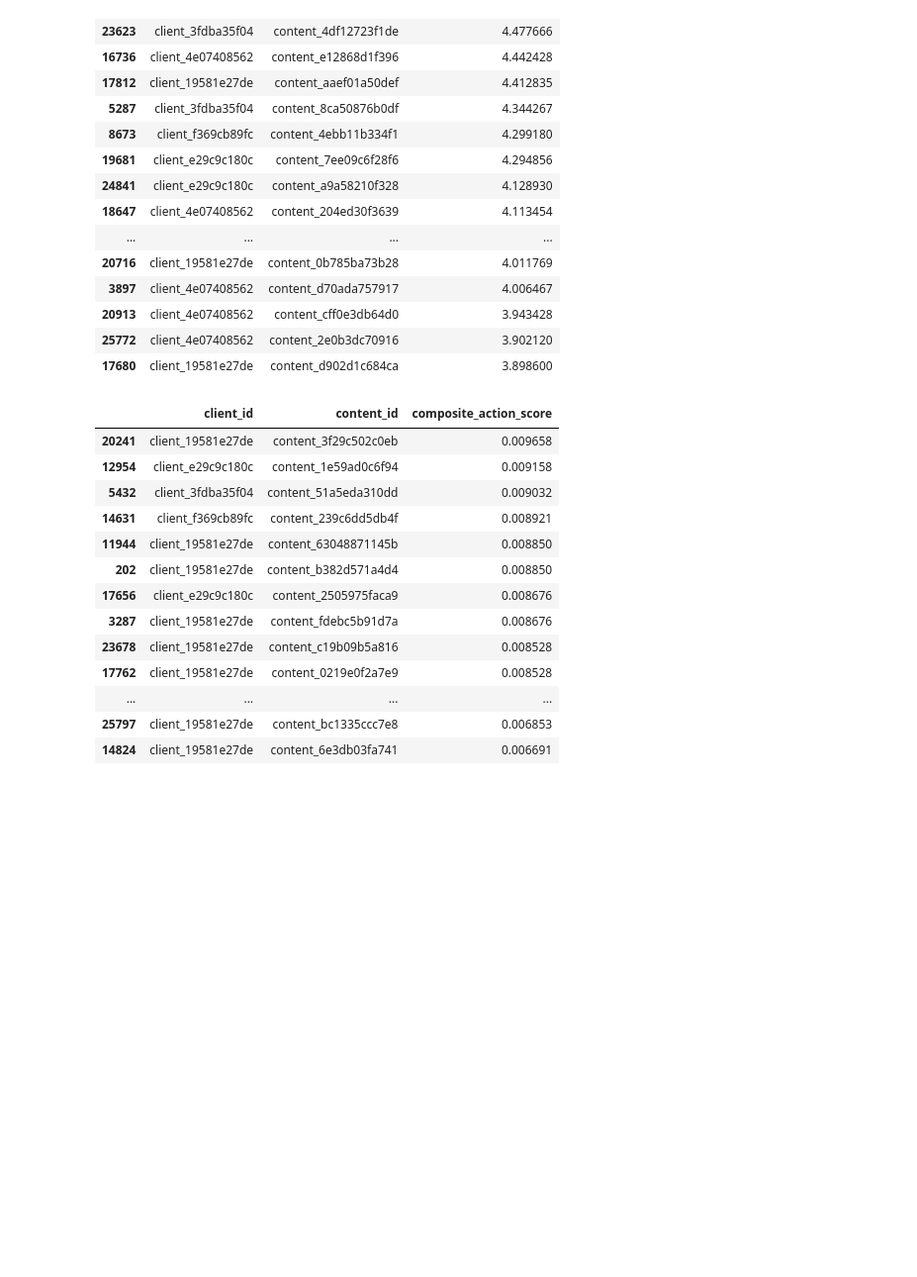
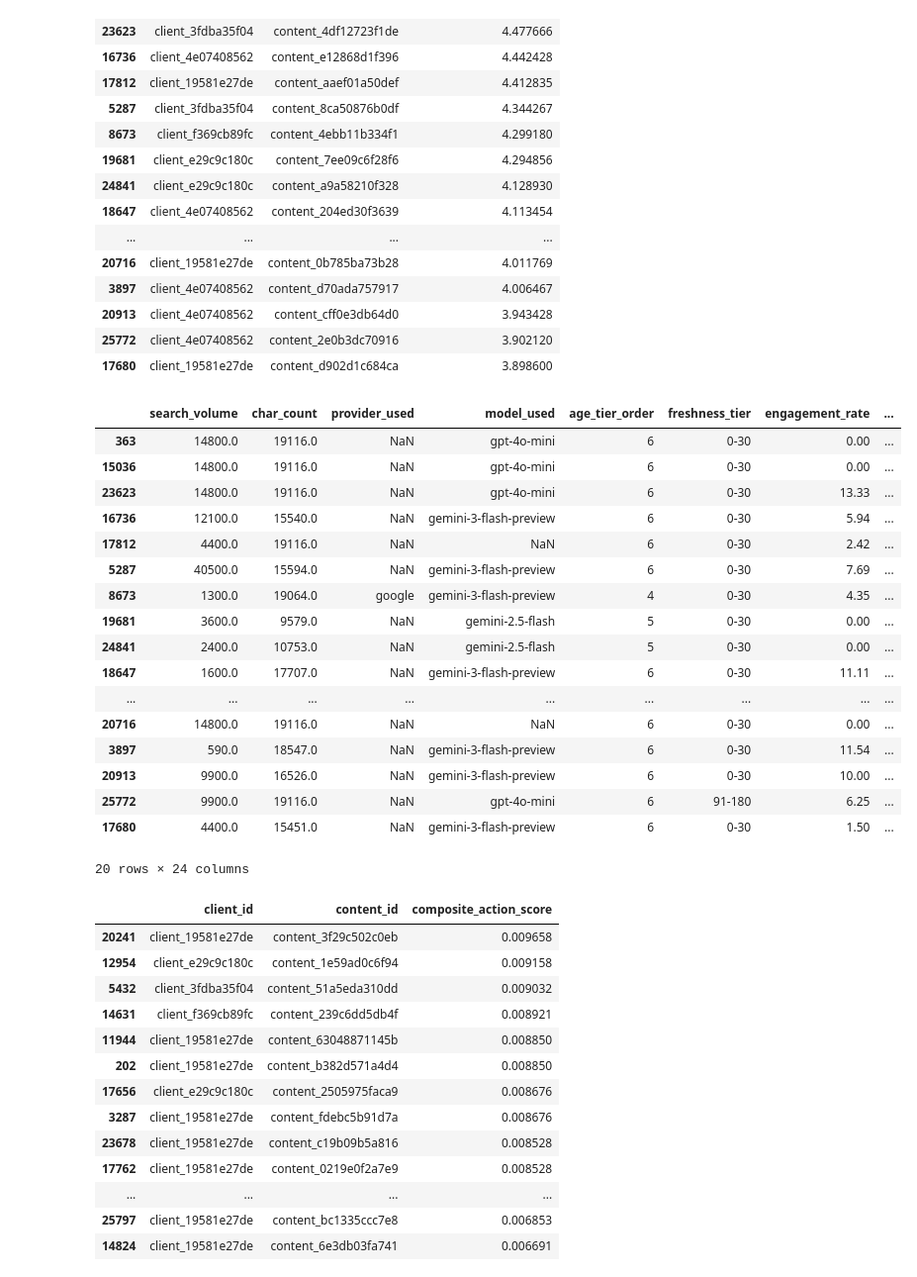
Before and after one commit to Maryam-Shile/flyrank_ml_internship, a Jupyter notebook: work/notebooks/w04_baseline_score.ipynb, the cells around one changed output. Shown at 99% size. Cells and saved outputs as stored; diff of their text form; code cells hidden in the pictures; blank space fills up the shorter version.

```diff
--- a/work/notebooks/w04_baseline_score.ipynb
+++ b/work/notebooks/w04_baseline_score.ipynb
@@ -328,6 +339,27 @@ final_df[['client_id', 'content_id', 'composite_action_score']].head(20)
 | 20913 | client_4e07408562 | content_cff0e3db64d0 | 3.943428 |
 | 25772 | client_4e07408562 | content_2e0b3dc70916 | 3.902120 |
 | 17680 | client_19581e27de | content_d902d1c684ca | 3.898600 |
+# %%
+final_df.head(20)
+# %% [output]
+|  | search_volume | char_count | provider_used | model_used | age_tier_order | freshness_tier | engagement_rate | ... |
+| 363 | 14800.0 | 19116.0 | NaN | gpt-4o-mini | 6 | 0-30 | 0.00 | ... |
+| 15036 | 14800.0 | 19116.0 | NaN | gpt-4o-mini | 6 | 0-30 | 0.00 | ... |
+| 23623 | 14800.0 | 19116.0 | NaN | gpt-4o-mini | 6 | 0-30 | 13.33 | ... |
+| 16736 | 12100.0 | 15540.0 | NaN | gemini-3-flash-preview | 6 | 0-30 | 5.94 | ... |
+| 17812 | 4400.0 | 19116.0 | NaN | NaN | 6 | 0-30 | 2.42 | ... |
+| 5287 | 40500.0 | 15594.0 | NaN | gemini-3-flash-preview | 6 | 0-30 | 7.69 | ... |
+| 8673 | 1300.0 | 19064.0 | google | gemini-3-flash-preview | 4 | 0-30 | 4.35 | ... |
+| 19681 | 3600.0 | 9579.0 | NaN | gemini-2.5-flash | 5 | 0-30 | 0.00 | ... |
+| 24841 | 2400.0 | 10753.0 | NaN | gemini-2.5-flash | 5 | 0-30 | 0.00 | ... |
+| 18647 | 1600.0 | 17707.0 | NaN | gemini-3-flash-preview | 6 | 0-30 | 11.11 | ... |
+| ... | ... | ... | ... | ... | ... | ... | ... | ... |
+| 20716 | 14800.0 | 19116.0 | NaN | NaN | 6 | 0-30 | 0.00 | ... |
+| 3897 | 590.0 | 18547.0 | NaN | gemini-3-flash-preview | 6 | 0-30 | 11.54 | ... |
+| 20913 | 9900.0 | 16526.0 | NaN | gemini-3-flash-preview | 6 | 0-30 | 10.00 | ... |
+| 25772 | 9900.0 | 19116.0 | NaN | gpt-4o-mini | 6 | 91-180 | 6.25 | ... |
+| 17680 | 4400.0 | 15451.0 | NaN | gemini-3-flash-preview | 6 | 0-30 | 1.50 | ... |
+20 rows × 24 columns
 # %%
 final_df[['client_id', 'content_id', 'composite_action_score']].tail(20)
 # %% [output]
```
Also changed, not shown: parts of 5 cells of this notebook.
